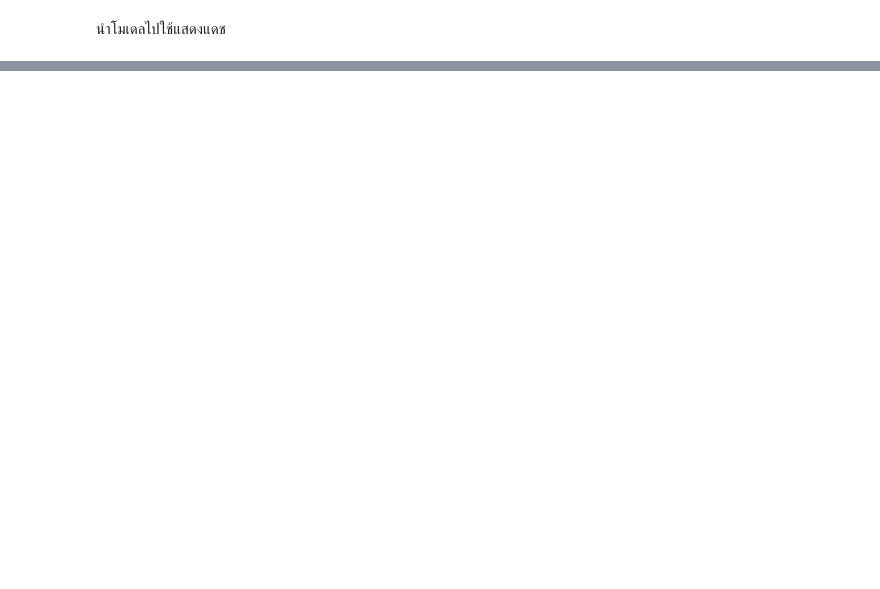
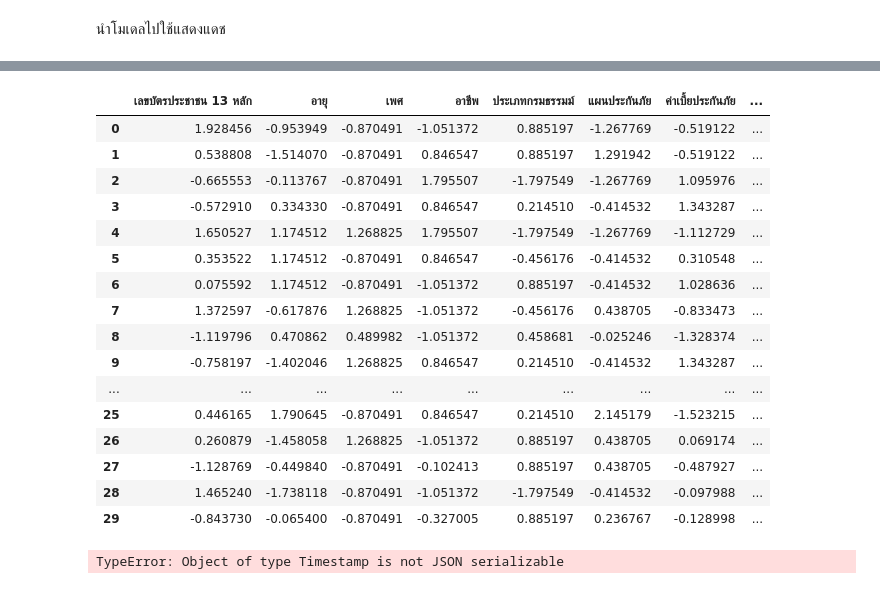
Before and after one commit to Suchada2000/MY-WORK, a Jupyter notebook: Untitled31.ipynb, the cells around one changed output, grey strips where cells are left out. Cells and saved outputs as stored; diff of their text form; code cells hidden in the pictures; blank space fills up the shorter version.

```diff
--- a/Untitled31.ipynb
+++ b/Untitled31.ipynb
@@ -409,0 +541,55 @@ Accuracy: 87.50%
+# %%
+X_scaled
+# %% [output]
+|  | เลขบัตรประชาชน 13 หลัก | อายุ | เพศ | อาชีพ | ประเภทกรมธรรมม์ | แผนประกันภัย | ค่าเบี้ยประกันภัย | ... |
+| 0 | 1.928456 | -0.953949 | -0.870491 | -1.051372 | 0.885197 | -1.267769 | -0.519122 | ... |
+| 1 | 0.538808 | -1.514070 | -0.870491 | 0.846547 | 0.885197 | 1.291942 | -0.519122 | ... |
+| 2 | -0.665553 | -0.113767 | -0.870491 | 1.795507 | -1.797549 | -1.267769 | 1.095976 | ... |
+| 3 | -0.572910 | 0.334330 | -0.870491 | 0.846547 | 0.214510 | -0.414532 | 1.343287 | ... |
+| 4 | 1.650527 | 1.174512 | 1.268825 | 1.795507 | -1.797549 | -1.267769 | -1.112729 | ... |
+| 5 | 0.353522 | 1.174512 | -0.870491 | 0.846547 | -0.456176 | -0.414532 | 0.310548 | ... |
+| 6 | 0.075592 | 1.174512 | -0.870491 | -1.051372 | 0.885197 | -0.414532 | 1.028636 | ... |
+| 7 | 1.372597 | -0.617876 | 1.268825 | -1.051372 | -0.456176 | 0.438705 | -0.833473 | ... |
+| 8 | -1.119796 | 0.470862 | 0.489982 | -1.051372 | 0.458681 | -0.025246 | -1.328374 | ... |
+| 9 | -0.758197 | -1.402046 | 1.268825 | 0.846547 | 0.214510 | -0.414532 | 1.343287 | ... |
+| ... | ... | ... | ... | ... | ... | ... | ... | ... |
+| 25 | 0.446165 | 1.790645 | -0.870491 | 0.846547 | 0.214510 | 2.145179 | -1.523215 | ... |
+| 26 | 0.260879 | -1.458058 | 1.268825 | -1.051372 | 0.885197 | 0.438705 | 0.069174 | ... |
+| 27 | -1.128769 | -0.449840 | -0.870491 | -0.102413 | 0.885197 | 0.438705 | -0.487927 | ... |
+| 28 | 1.465240 | -1.738118 | -0.870491 | -1.051372 | -1.797549 | -0.414532 | -0.097988 | ... |
+| 29 | -0.843730 | -0.065400 | -0.870491 | -0.327005 | 0.885197 | 0.236767 | -0.128998 | ... |
+# %%
+import requests
+import json
+
+X_scaled['เลขบัตรประชาชน 13 หลัก'] = X_scaled['เลขบัตรประชาชน 13 หลัก'].apply(lambda x: x.isoformat() if isinstance(x, pd.Timestamp) else x)
+X_scaled['อายุ'] = X_scaled['อายุ'].apply(lambda x: x.isoformat() if isinstance(x, pd.Timestamp) else x)
+X_scaled['เพศ'] = X_scaled['เพศ'].apply(lambda x: x.isoformat() if isinstance(x, pd.Timestamp) else x)
+X_scaled['อาชีพ'] = X_scaled['อาชีพ'].apply(lambda x: x.isoformat() if isinstance(x, pd.Timestamp) else x)
+X_scaled['ประเภทกรมธรรมม์'] = X_scaled['ประเภทกรมธรรมม์'].apply(lambda x: x.isoformat() if isinstance(x, pd.Timestamp) else x)
+X_scaled['แผนประกันภัย'] = X_scaled['แผนประกันภัย'].apply(lambda x: x.isoformat() if isinstance(x, pd.Timestamp) else x)
+X_scaled['ค่าเบี้ยประกันภัย'] = X_scaled['ค่าเบี้ยประกันภัย'].apply(lambda x: x.isoformat() if isinstance(x, pd.Timestamp) else x)
+X_scaled['ประเภทของการเคลม'] = X_scaled['ประเภทของการเคลม'].apply(lambda x: x.isoformat() if isinstance(x, pd.Timestamp) else x)
+X_scaled['จำนวนเงินความเสียหายที่ยังไม่จ่าย (GRS OS)'] = X_scaled['จำนวนเงินความเสียหายที่ยังไม่จ่าย (GRS OS)'].apply(lambda x: x.isoformat() if isinstance(x, pd.Timestamp) else x)
+X_scaled['จำนวนเงินความเสียหายที่เกิดขึ้น (Claim Incurred)'] = X_scaled['จำนวนเงินความเสียหายที่เกิดขึ้น (Claim Incurred)'].apply(lambda x: x.isoformat() if isinstance(x, pd.Timestamp) else x)
+X_scaled['date1_numeric'] = X_scaled['date1_numeric'].apply(lambda x: x.isoformat() if isinstance(x, pd.Timestamp) else x)
+X_scaled['date2_numeric'] = X_scaled['date2_numeric'].apply(lambda x: x.isoformat() if isinstance(x, pd.Timestamp) else x)
+X_scaled['date3_numeric'] = X_scaled['date3_numeric'].apply(lambda x: x.isoformat() if isinstance(x, pd.Timestamp) else x)
+X_scaled['date4_numeric'] = X_scaled['date4_numeric'].apply(lambda x: x.isoformat() if isinstance(x, pd.Timestamp) else x)
+X_scaled['date5_numeric'] = X_scaled['date5_numeric'].apply(lambda x: x.isoformat() if isinstance(x, pd.Timestamp) else x)
+
+
+# แปลง DataFrame เป็น List of Dictionaries
+data_list = df.to_dict(orient='records')
+
+
+# URL ของ API
+url = 'http://127.0.0.1:5000/predict'
+
+# ส่งคำขอ POST
+response = requests.post(url, json=data_list)
+
+# แสดงผลลัพธ์
+print(response.json())
+# %% [output]
+TypeError: Object of type Timestamp is not JSON serializable
```
Also changed, not shown: parts of 27 cells of this notebook.
